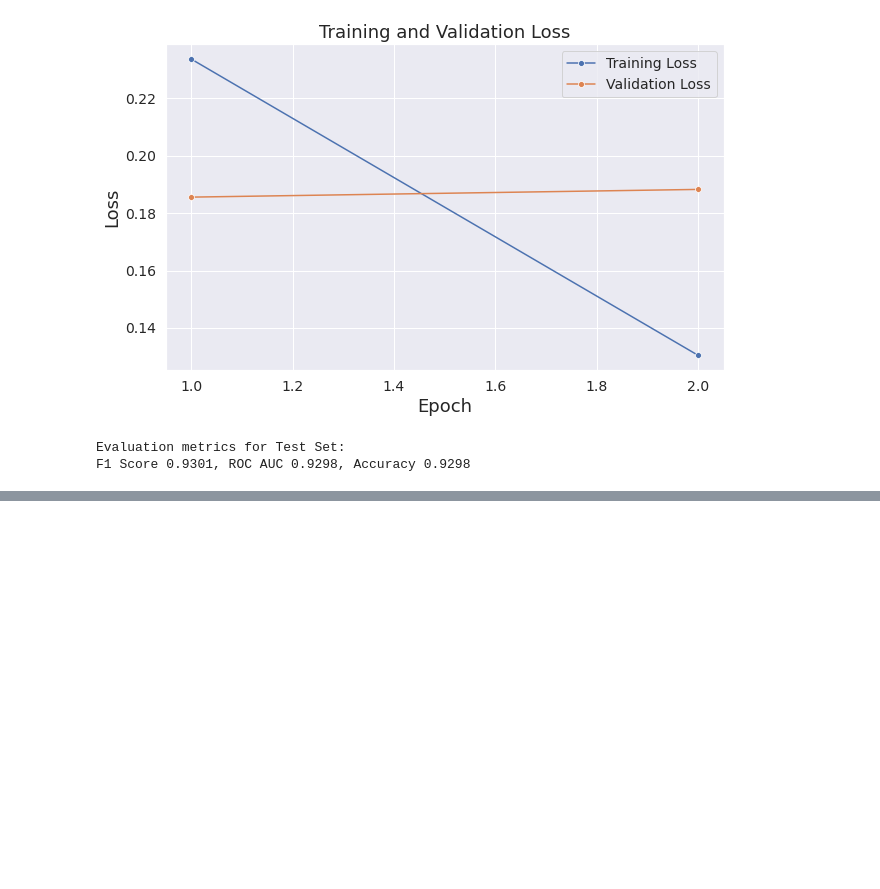
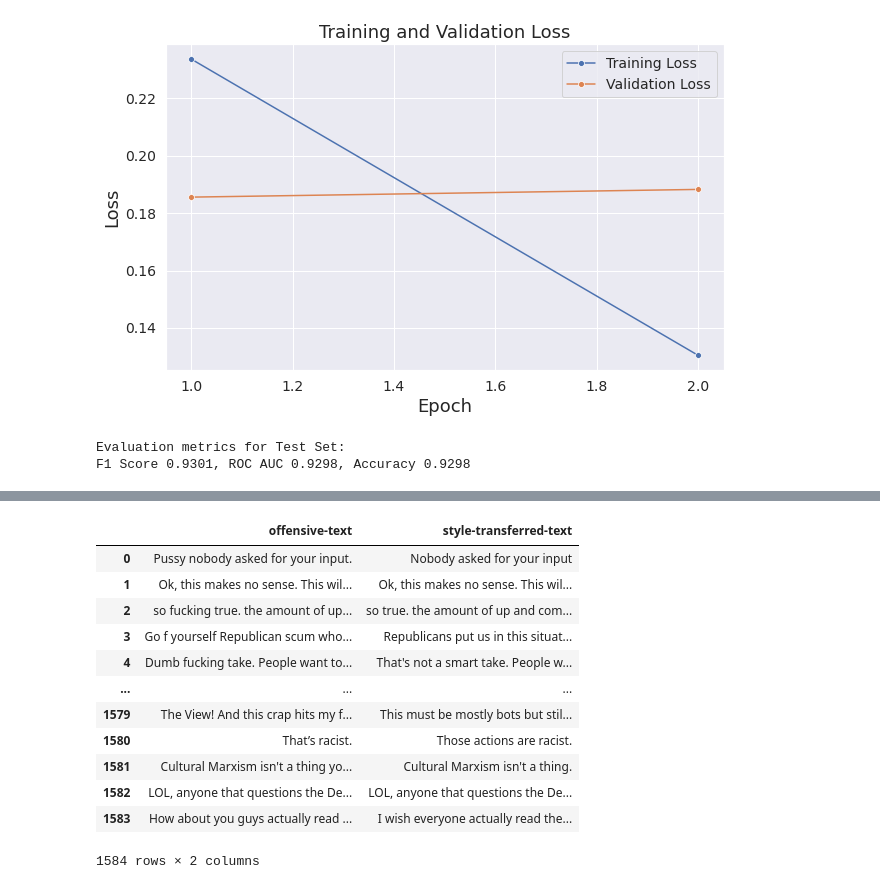
Before and after one commit to hjesse92/style_transfer_w266, a Jupyter notebook: notebooks/Classification_Model_NonToxicScore_DistilBERT.ipynb, the cells around one changed output, grey strips where cells are left out. Drawn from its saved outputs; the diff is of its cells as text; code cells hidden in the pictures; blank space fills up the shorter version.

```diff
--- a/notebooks/Classification_Model_NonToxicScore_DistilBERT.ipynb
+++ b/notebooks/Classification_Model_NonToxicScore_DistilBERT.ipynb
@@ -822,0 +959,19 @@ torch.save(unfreeze_model.state_dict(), 'models/DistilBertToxicClassification5.p
+# %%
+# Add training data from APPDIA dataset to Jigsaw dataset for fine-tuning
+train_file = 'data/original-train.tsv'
+df_train_appdia = pd.read_csv(train_file, sep='\t')
+df_train_appdia
+# %% [output]
+|  | offensive-text | style-transferred-text |
+| 0 | Pussy nobody asked for your input. | Nobody asked for your input |
+| 1 | Ok, this makes no sense. This wil... | Ok, this makes no sense. This wil... |
+| 2 | so fucking true. the amount of up... | so true. the amount of up and com... |
+| 3 | Go f yourself Republican scum who... | Republicans put us in this situat... |
+| 4 | Dumb fucking take. People want to... | That's not a smart take. People w... |
+| ... | ... | ... |
+| 1579 | The View! And this crap hits my f... | This must be mostly bots but stil... |
+| 1580 | That’s racist. | Those actions are racist. |
+| 1581 | Cultural Marxism isn't a thing yo... | Cultural Marxism isn't a thing. |
+| 1582 | LOL, anyone that questions the De... | LOL, anyone that questions the De... |
+| 1583 | How about you guys actually read ... | I wish everyone actually read the... |
+1584 rows × 2 columns
```
Also changed, not shown: parts of 41 cells of this notebook, 1 other file.
